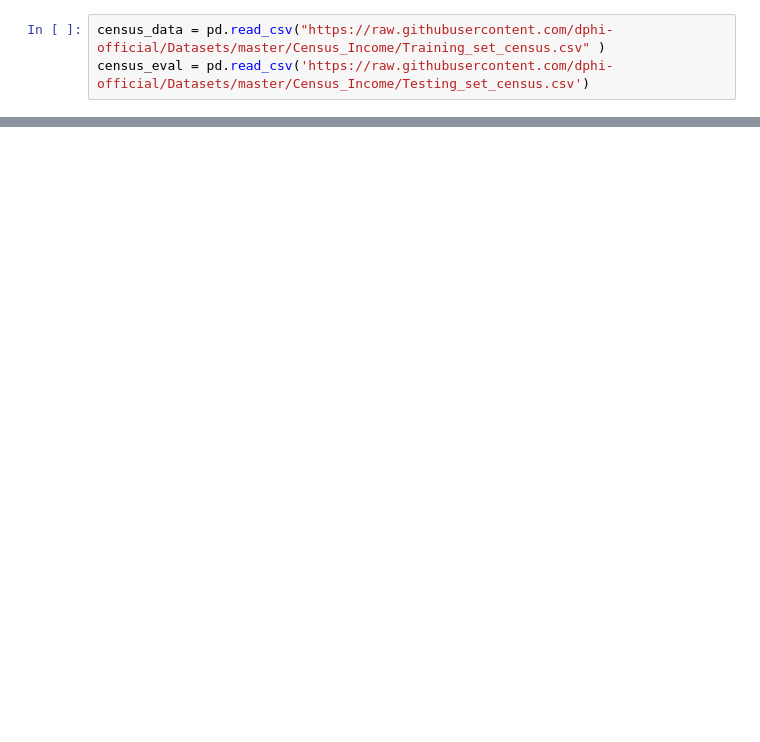
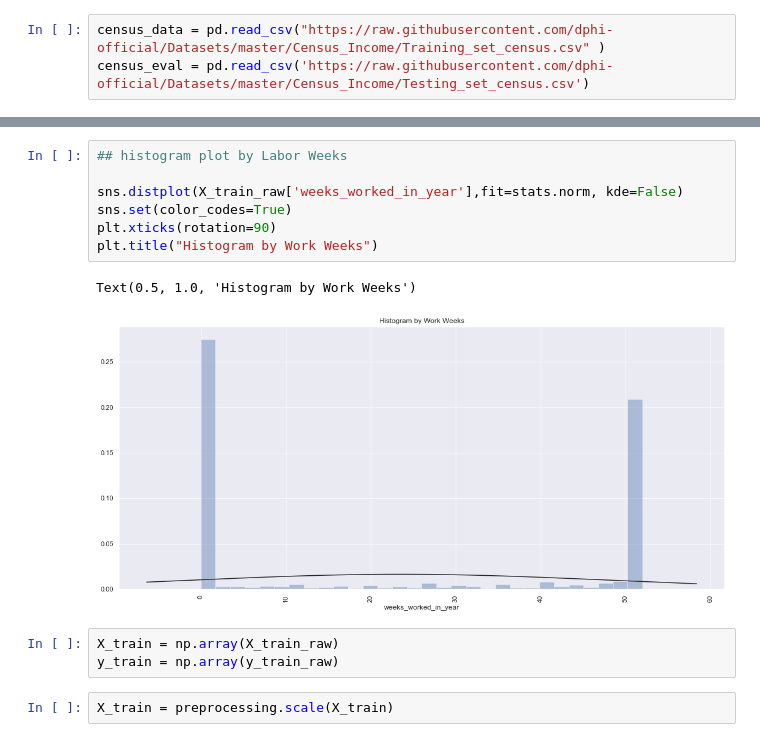
Before and after one commit to lbenetton/USCensusIncome, a Jupyter notebook: notebooks/USCensusIncome.ipynb, the cells around one changed output, grey strips where cells are left out. Saved outputs shown, nothing was run; the diff lists cells and outputs as text; blank space fills up the shorter version.

```diff
--- a/notebooks/USCensusIncome.ipynb
+++ b/notebooks/USCensusIncome.ipynb
@@ -55,0 +94,15 @@ memory usage: 62.6+ MB
+# %%
+## histogram plot by Labor Weeks
+
+sns.distplot(X_train_raw['weeks_worked_in_year'],fit=stats.norm, kde=False)
+sns.set(color_codes=True)
+plt.xticks(rotation=90)
+plt.title("Histogram by Work Weeks")
+# %% [output]
+Text(0.5, 1.0, 'Histogram by Work Weeks')
+[figure, added]
+# %%
+X_train = np.array(X_train_raw)
+y_train = np.array(y_train_raw)
+# %%
+X_train = preprocessing.scale(X_train)
```
Also changed, not shown: parts of 8 cells of this notebook.
